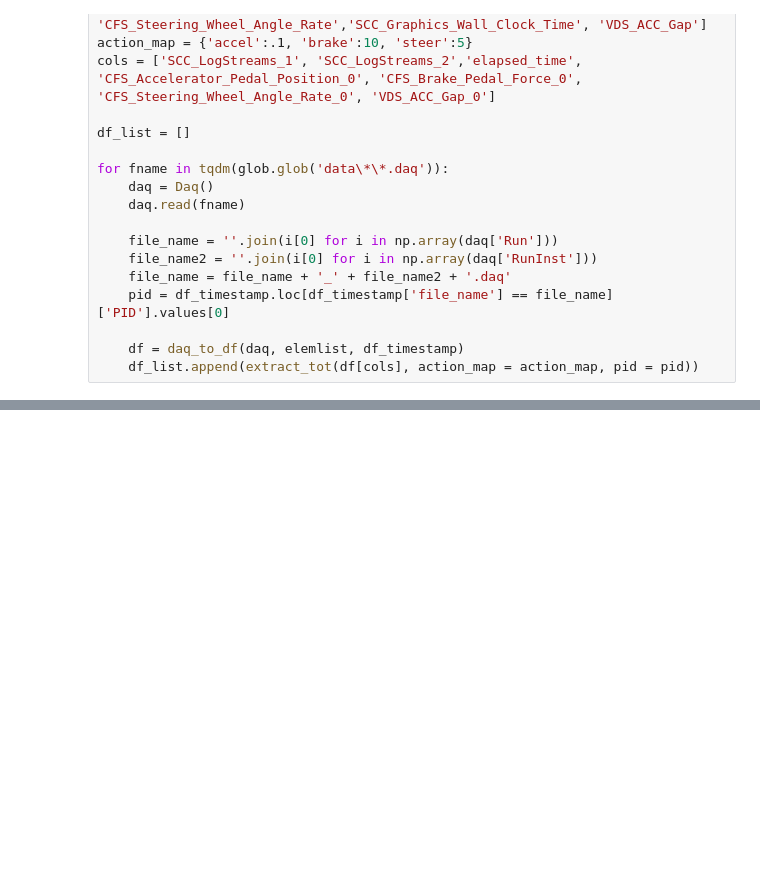
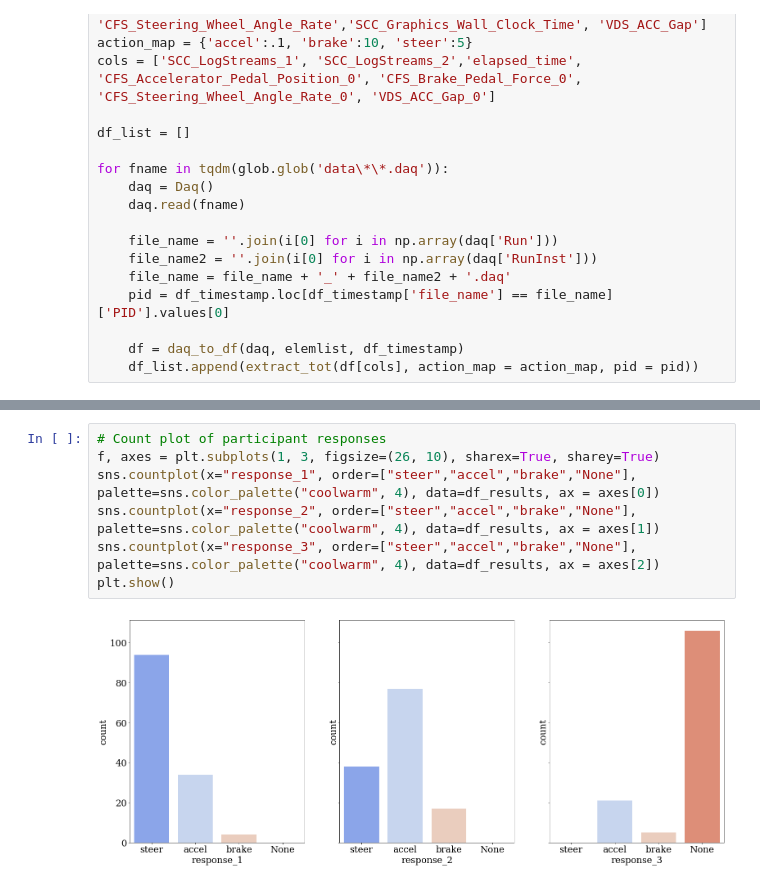
Before and after one commit to FeardaMeow/HSMM, a Jupyter notebook: Extract Data.ipynb, the cells around one changed output, grey strips where cells are left out. Cells and saved outputs as stored; diff of their text form; blank space fills up the shorter version.

```diff
--- a/Extract Data.ipynb
+++ b/Extract Data.ipynb
@@ -281,0 +264,9 @@ array([[list(['steer', 'accel']), list(['steer', 'accel']),
+# %%
+# Count plot of participant responses
+f, axes = plt.subplots(1, 3, figsize=(26, 10), sharex=True, sharey=True)
+sns.countplot(x="response_1", order=["steer","accel","brake","None"], palette=sns.color_palette("coolwarm", 4), data=df_results, ax = axes[0])
+sns.countplot(x="response_2", order=["steer","accel","brake","None"], palette=sns.color_palette("coolwarm", 4), data=df_results, ax = axes[1])
+sns.countplot(x="response_3", order=["steer","accel","brake","None"], palette=sns.color_palette("coolwarm", 4), data=df_results, ax = axes[2])
+plt.show()
+# %% [output]
+[figure, added]
```
Also changed, not shown: parts of 6 cells of this notebook.
